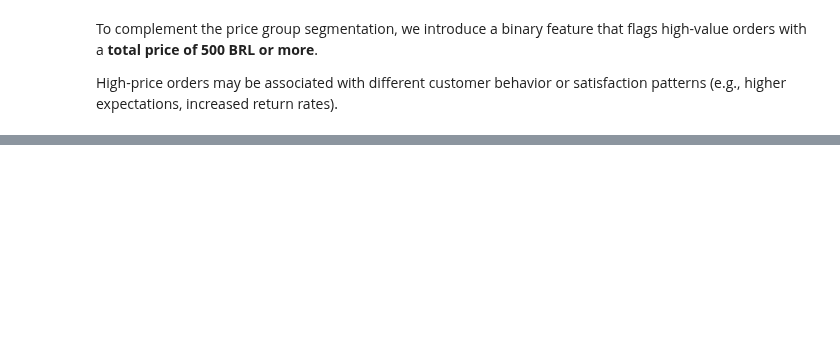
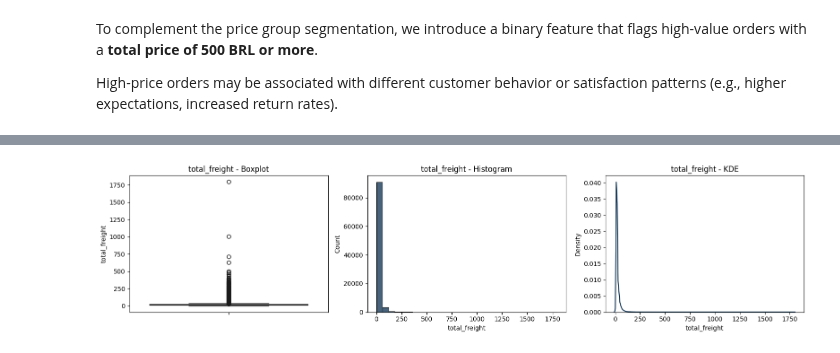
Before and after one commit to OlesyaEvseeva/customer-satisfaction-ecommerce, a Jupyter notebook: notebooks/02_data_integration_preprocessing.ipynb, the cells around one changed output, grey strips where cells are left out. Cells and saved outputs as stored; diff of their text form; code cells hidden in the pictures; blank space fills up the shorter version.

```diff
--- a/notebooks/02_data_integration_preprocessing.ipynb
+++ b/notebooks/02_data_integration_preprocessing.ipynb
@@ -999,0 +1008,5 @@ df_orders["price_over_500"] = (df_orders["total_price"] >= 500).astype(int)
+# %%
+# Generate boxplot, histogram, and KDE plot for 'total_freight'
+u.numplots_univariate("total_freight", df_orders)
+# %% [output]
+[figure, added]
```
Also changed, not shown: parts of 41 cells of this notebook.
